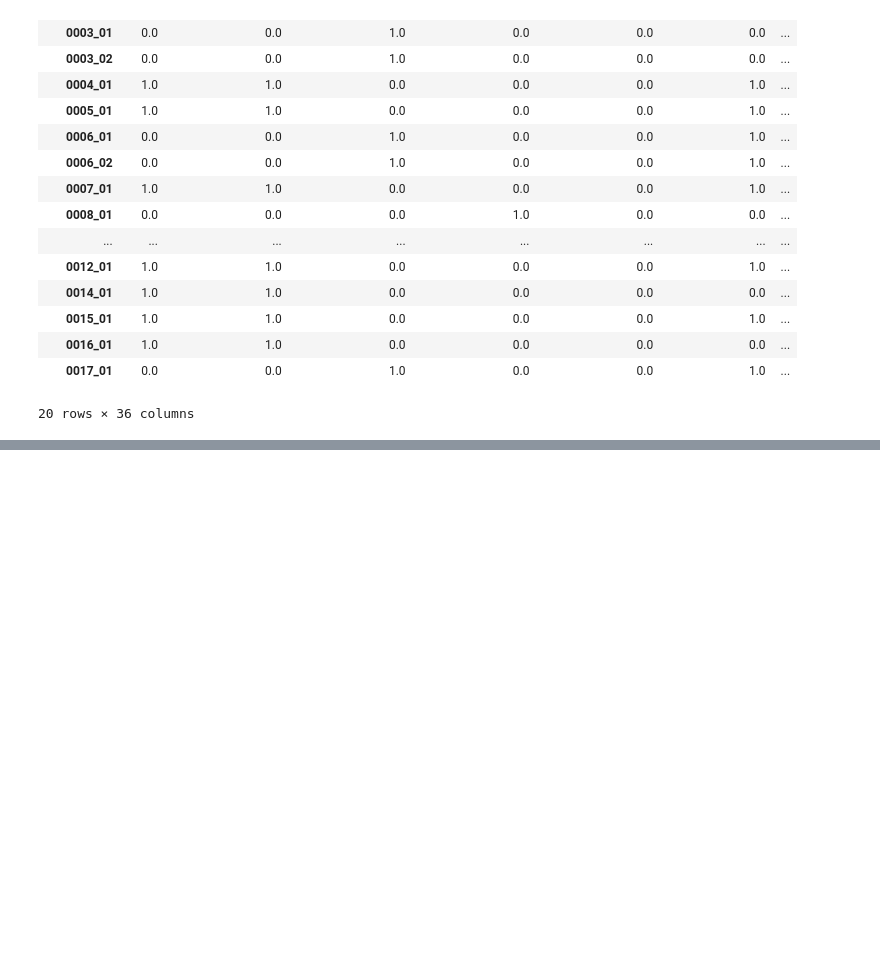
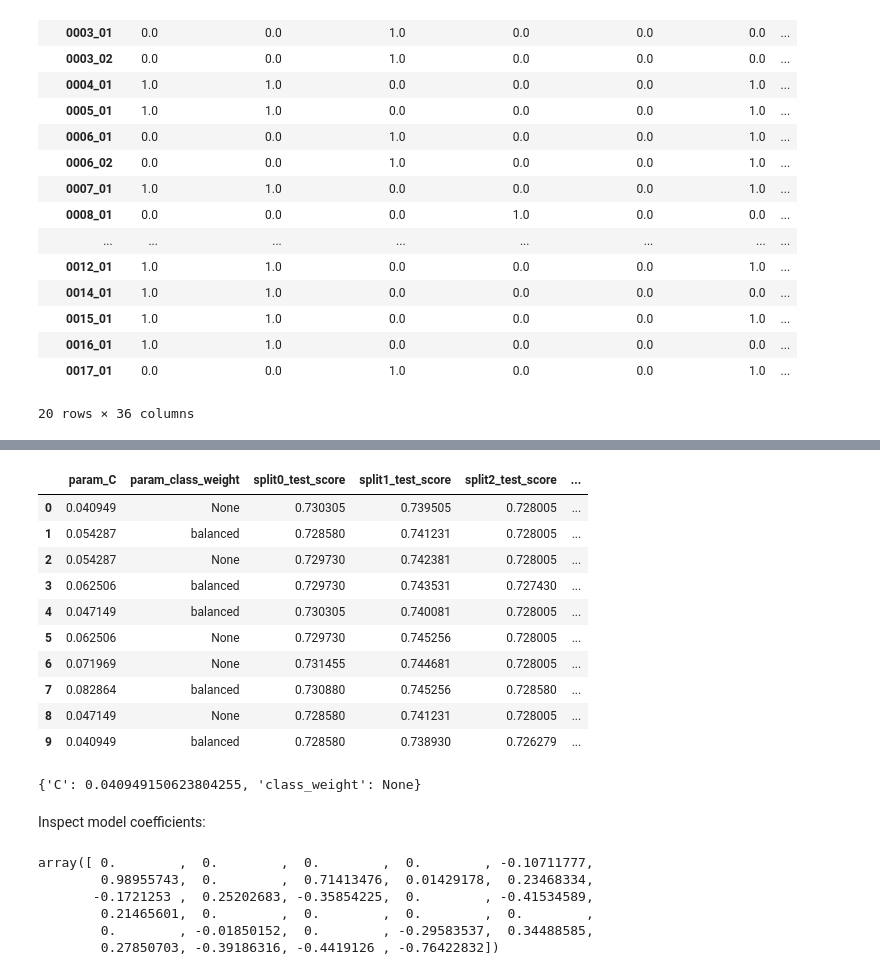
Before and after one commit to mwoitek/spaceship-titanic, a Jupyter notebook: notebooks/logistic_regression.ipynb, the cells around one changed output, grey strips where cells are left out. Cells and saved outputs as stored; diff of their text form; code cells hidden in the pictures; blank space fills up the shorter version.

Commit message:
Logistic regression with L1 regularization

```diff
--- a/notebooks/logistic_regression.ipynb
+++ b/notebooks/logistic_regression.ipynb
@@ -251,6 +258,14 @@ df.head(20)
 | 0017_01 | 0.0 | 0.0 | 1.0 | 0.0 | 0.0 | 1.0 | ... |
 20 rows × 36 columns
 # %%
-# feat_cols
-# X = df[feat_cols]
-# y = df["Transported"]
+cols_to_drop = {
+    "Alone",
+    "DiscretizedAge4_0",
+    "DiscretizedAge4_1",
+    "DiscretizedAge4_2",
+    "DiscretizedAge4_3",
+    "VIP",
+    "Transported",
+}
+feat_cols = [col for col in cols if col not in cols_to_drop]
+feat_cols
@@ -256,0 +290,3 @@ df.head(20)
+# %%
+X = df[feat_cols]
+y = df["Transported"]
@@ -256,0 +313,29 @@ df.head(20)
+# %%
+logistic_model = LogisticRegression(penalty="l1", random_state=33, solver="liblinear", max_iter=1000)
+param_grid = {"C": np.logspace(-2, 1, 50), "class_weight": [None, "balanced"]}
+# %%
+grid_search = GridSearchCV(logistic_model, param_grid=param_grid, scoring="accuracy", n_jobs=2).fit(X, y)
+# %%
+cv_results = (
+    pd.DataFrame(grid_search.cv_results_)
+    .drop(columns=["mean_fit_time", "std_fit_time", "mean_score_time", "std_score_time", "params"])
+    .sort_values(by="rank_test_score")
+    .reset_index(drop=True)
+)
+cv_results.head(10)
+# %% [output]
+|  | param_C | param_class_weight | split0_test_score | split1_test_score | split2_test_score | ... |
+| 0 | 0.040949 | None | 0.730305 | 0.739505 | 0.728005 | ... |
+| 1 | 0.054287 | balanced | 0.728580 | 0.741231 | 0.728005 | ... |
+| 2 | 0.054287 | None | 0.729730 | 0.742381 | 0.728005 | ... |
+| 3 | 0.062506 | balanced | 0.729730 | 0.743531 | 0.727430 | ... |
+| 4 | 0.047149 | balanced | 0.730305 | 0.740081 | 0.728005 | ... |
+| 5 | 0.062506 | None | 0.729730 | 0.745256 | 0.728005 | ... |
+| 6 | 0.071969 | None | 0.731455 | 0.744681 | 0.728005 | ... |
+| 7 | 0.082864 | balanced | 0.730880 | 0.745256 | 0.728580 | ... |
+| 8 | 0.047149 | None | 0.728580 | 0.741231 | 0.728005 | ... |
+| 9 | 0.040949 | balanced | 0.728580 | 0.738930 | 0.726279 | ... |
+# %%
+grid_search.best_params_
+# %% [output]
+{'C': 0.040949150623804255, 'class_weight': None}
@@ -256,0 +345,12 @@ df.head(20)
+# %% [markdown]
+Inspect model coefficients:
+# %%
+coef = best_model.coef_.flatten()
+coef
+# %% [output]
+array([ 0.        ,  0.        ,  0.        ,  0.        , -0.10711777,
+        0.98955743,  0.        ,  0.71413476,  0.01429178,  0.23468334,
+       -0.1721253 ,  0.25202683, -0.35854225,  0.        , -0.41534589,
+        0.21465601,  0.        ,  0.        ,  0.        ,  0.        ,
+        0.        , -0.01850152,  0.        , -0.29583537,  0.34488585,
+        0.27850703, -0.39186316, -0.4419126 , -0.76422832])
```
Also changed, not shown: parts of 11 cells of this notebook, 1 other file.
